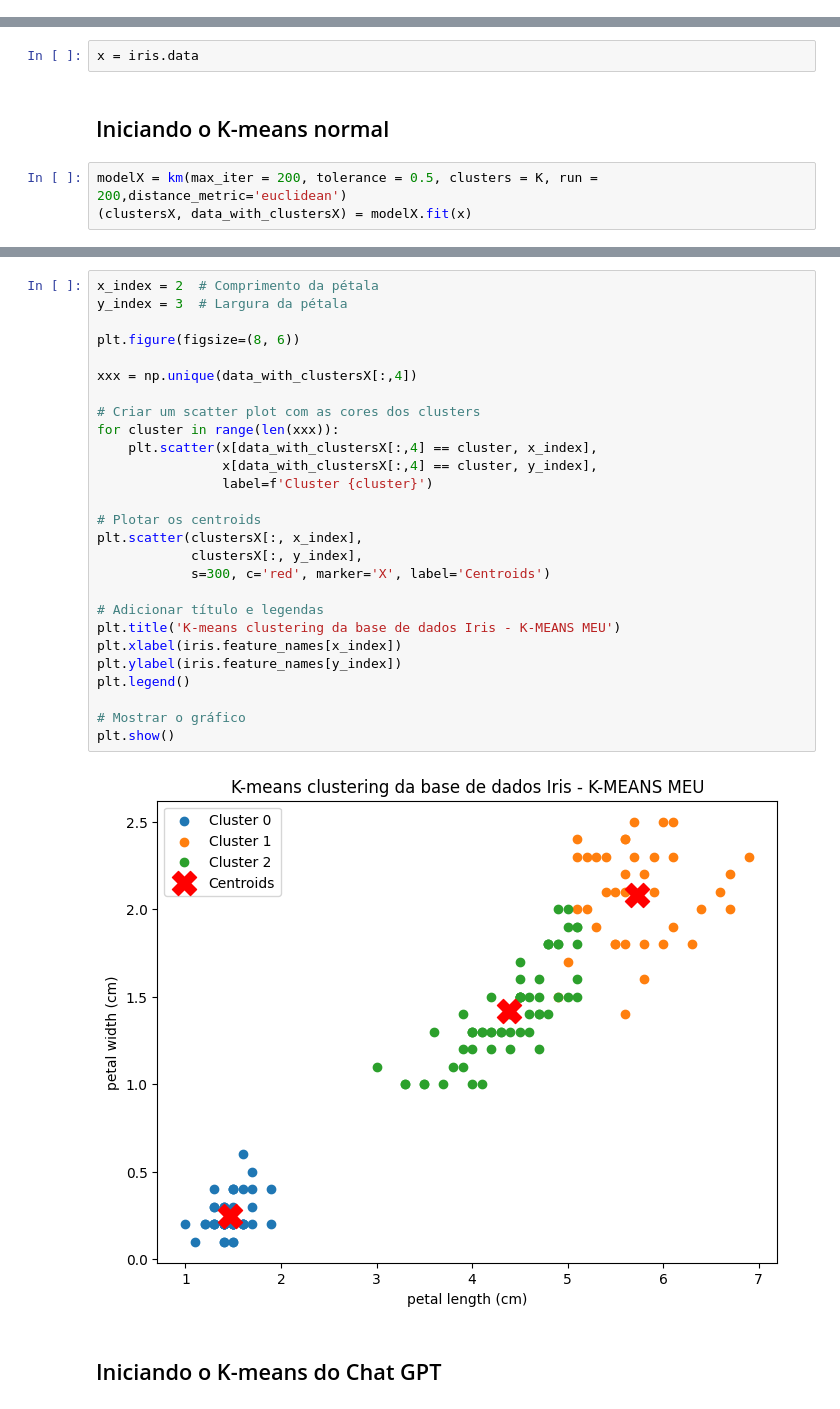
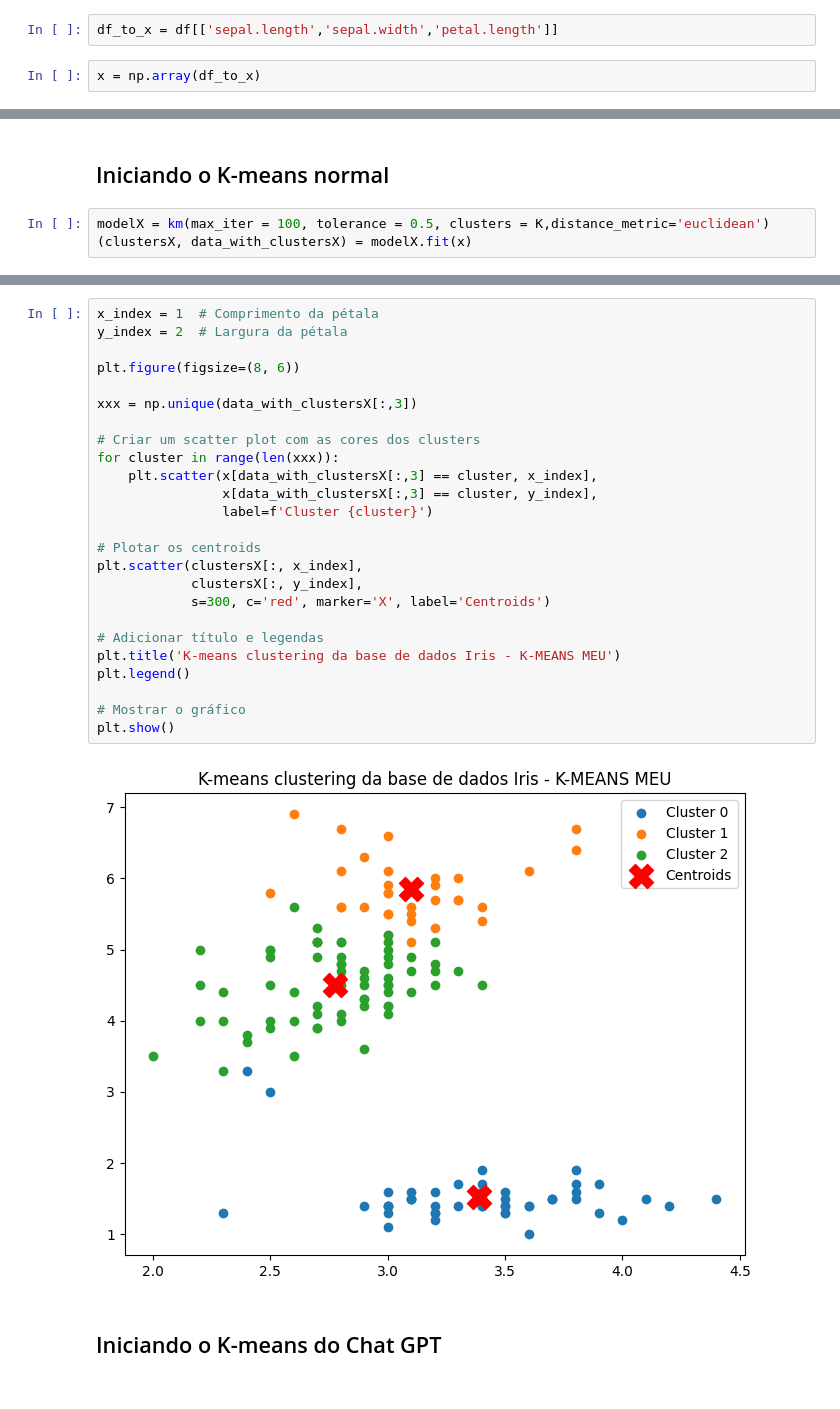
Before and after one commit to higorEtica/Exercico-4, a Jupyter notebook: Exercicio-1.ipynb, the cells around one changed output, grey strips where cells are left out. Drawn from its saved outputs; the diff is of its cells as text.

```diff
--- a/Exercicio-1.ipynb
+++ b/Exercicio-1.ipynb
@@ -12,0 +25,4 @@ K = 3
+# %%
+df_to_x = df[['sepal.length','sepal.width','petal.length']]
+# %%
+x = np.array(df_to_x)
@@ -24,7 +58,5 @@ _ = ax.legend(
-# %%
-x = iris.data
 # %% [markdown]
 ## Iniciando o K-means normal
 # %%
-modelX = km(max_iter = 200, tolerance = 0.5, clusters = K, run = 200,distance_metric='euclidean')
+modelX = km(max_iter = 100, tolerance = 0.5, clusters = K,distance_metric='euclidean')
 (clustersX, data_with_clustersX) = modelX.fit(x)
@@ -31,32 +83,30 @@ modelX = km(max_iter = 200, tolerance = 0.5, clusters = K, run = 200,distance_me
 # %%
-x_index = 2  # Comprimento da pétala
-y_index = 3  # Largura da pétala
+x_index = 1  # Comprimento da pétala
+y_index = 2  # Largura da pétala
 
 plt.figure(figsize=(8, 6))
 
-xxx = np.unique(data_with_clustersX[:,4])
+xxx = np.unique(data_with_clustersX[:,3])
 
 # Criar um scatter plot com as cores dos clusters
 for cluster in range(len(xxx)):
-    plt.scatter(x[data_with_clustersX[:,4] == cluster, x_index],
-                x[data_with_clustersX[:,4] == cluster, y_index],
+    plt.scatter(x[data_with_clustersX[:,3] == cluster, x_index],
+                x[data_with_clustersX[:,3] == cluster, y_index],
                 label=f'Cluster {cluster}')
 
 # Plotar os centroids
 plt.scatter(clustersX[:, x_index],
             clustersX[:, y_index],
             s=300, c='red', marker='X', label='Centroids')
 
 # Adicionar título e legendas
 plt.title('K-means clustering da base de dados Iris - K-MEANS MEU')
-plt.xlabel(iris.feature_names[x_index])
-plt.ylabel(iris.feature_names[y_index])
 plt.legend()
 
 # Mostrar o gráfico
 plt.show()
 # %% [output]
-[figure, old version]
+[figure, new version]
 # %% [markdown]
 ## Iniciando o K-means do Chat GPT
 # %%
```
Also changed, not shown: parts of 11 cells of this notebook, 2 other files.
